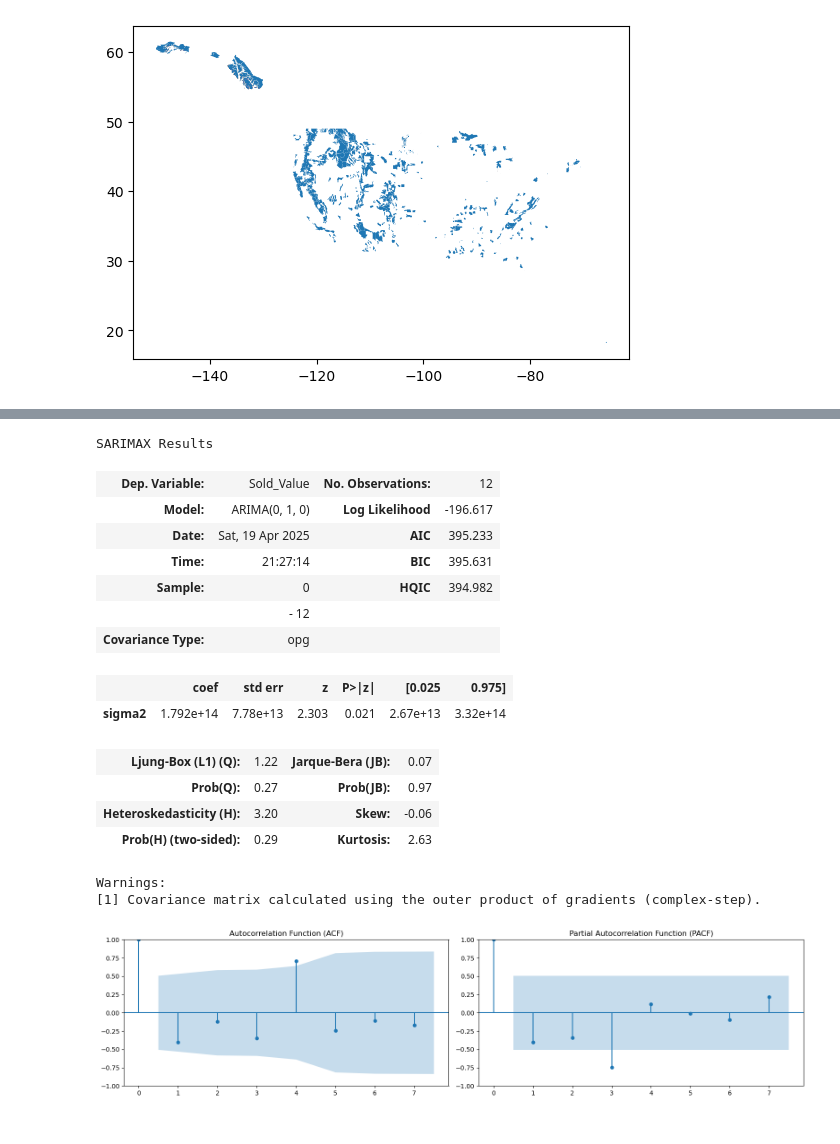
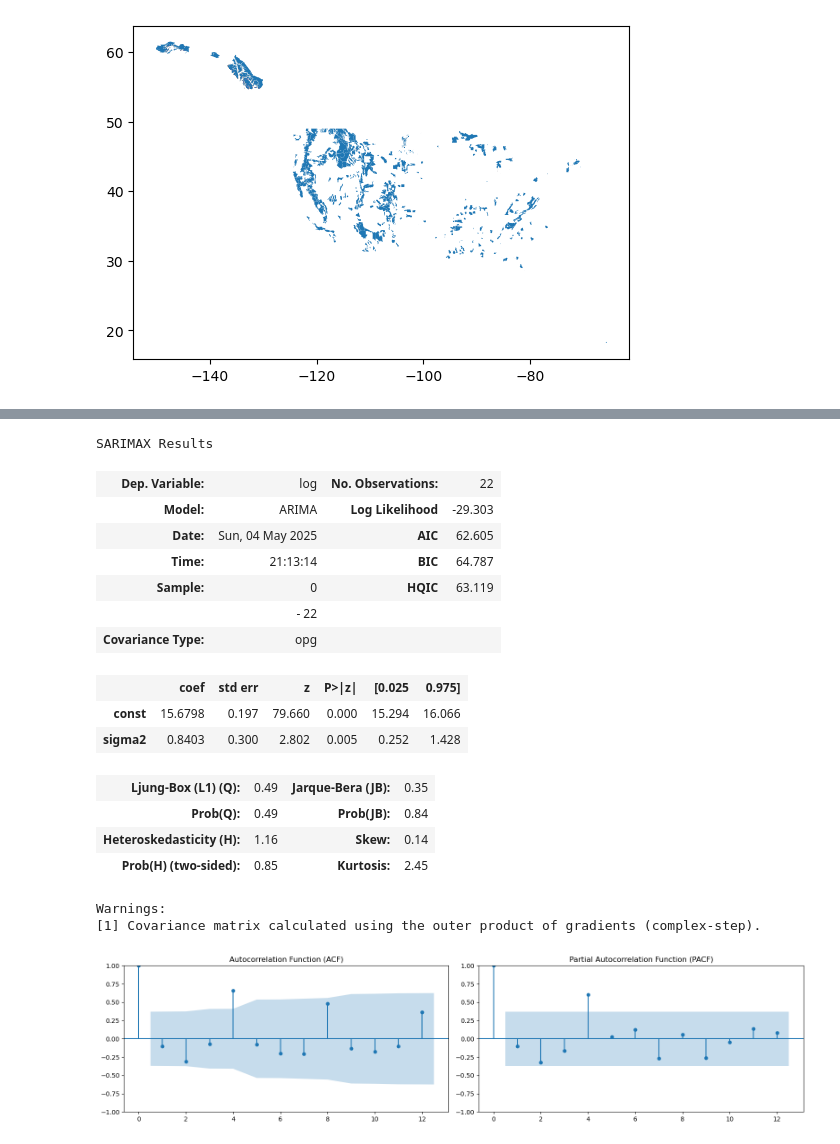
Before and after one commit to langoodall/Project-Timber-Harvesting, a Jupyter notebook: Timber.ipynb, the cells around one changed output, grey strips where cells are left out. Saved outputs shown, nothing was run; the diff lists cells and outputs as text; code cells hidden in the pictures.

```diff
--- a/Timber.ipynb
+++ b/Timber.ipynb
@@ -72,8 +87,10 @@ df['Numeric_Quarter'] = df['Year'] + (df['Quarter_Num'] - 1) / 4
 # %%
 # Create total harvest dataframe and X/y objects then model
 totalHarvestDf = df.groupby(['Numeric_Quarter'])[['Sold_Value']].agg('sum').reset_index()
+totalHarvestDf['log'] = np.log(totalHarvestDf['Sold_Value'])
+# totalHarvestDf = totalHarvestDf.iloc[:-1] # used to remove the last row which is 0 in log, uncomment if all quarters present
 X = totalHarvestDf['Numeric_Quarter']
-y = totalHarvestDf['Sold_Value']
+y = totalHarvestDf['log']
 model = sm.OLS(y, sm.add_constant(X))
 model_fit = model.fit()
 
@@ -106,7 +143,8 @@ Text(0.5, 0, 'Quarter')
 # Test the stationarity of the differenced y variable using the ADF test
 # We did good
 totalHarvestDf['valueDiff'] = totalHarvestDf['Sold_Value'].diff()
-result = adfuller(totalHarvestDf['valueDiff'].dropna())
+totalHarvestDf['logDiff'] = totalHarvestDf['log'].diff() # May not need later on
+result = adfuller(totalHarvestDf['log'].dropna())
 print("ADF Statistic:", result[0])
 print("p-value:", result[1])
 
@@ -114,8 +152,8 @@ print("p-value:", result[1])
 # TEST FOR NOW, NEED TO CHECK REGULAR ARIMA TOO
 train = totalHarvestDf[:int(0.8*(len(totalHarvestDf)))]
 test = totalHarvestDf[int(0.8*(len(totalHarvestDf))):]
-train = train[['Numeric_Quarter', 'Sold_Value']]
-model = SARIMAX(train['Sold_Value'], order=(0,0,0), seasonal_order=(1,1,1,4))
+train = train[['Numeric_Quarter', 'log']]
+model = SARIMAX(train['log'], order=(0,0,0), seasonal_order=(1,1,1,4))
 result = model.fit()
 result.summary()
 # %% [output]
@@ -143,32 +180,33 @@ Warnings:
 # %%
-model = ARIMA(train['Sold_Value'], order=(0,1,0))
+model = ARIMA(train['log'], order=(0,0,0))
 result = model.fit()
 result.summary()
 # %% [output]
 SARIMAX Results
-| Dep. Variable: | Sold_Value | No. Observations: | 12 |
-| Model: | ARIMA(0, 1, 0) | Log Likelihood | -196.617 |
-| Date: | Sat, 19 Apr 2025 | AIC | 395.233 |
-| Time: | 21:27:14 | BIC | 395.631 |
-| Sample: | 0 | HQIC | 394.982 |
-|  | - 12 |  |  |
+| Dep. Variable: | log | No. Observations: | 22 |
+| Model: | ARIMA | Log Likelihood | -29.303 |
+| Date: | Sun, 04 May 2025 | AIC | 62.605 |
+| Time: | 21:13:14 | BIC | 64.787 |
+| Sample: | 0 | HQIC | 63.119 |
+|  | - 22 |  |  |
 | Covariance Type: | opg |  |  |
 |  | coef | std err | z | P>|z| | [0.025 | 0.975] |
-| sigma2 | 1.792e+14 | 7.78e+13 | 2.303 | 0.021 | 2.67e+13 | 3.32e+14 |
+| const | 15.6798 | 0.197 | 79.660 | 0.000 | 15.294 | 16.066 |
+| sigma2 | 0.8403 | 0.300 | 2.802 | 0.005 | 0.252 | 1.428 |
-| Ljung-Box (L1) (Q): | 1.22 | Jarque-Bera (JB): | 0.07 |
-| Prob(Q): | 0.27 | Prob(JB): | 0.97 |
-| Heteroskedasticity (H): | 3.20 | Skew: | -0.06 |
-| Prob(H) (two-sided): | 0.29 | Kurtosis: | 2.63 |
+| Ljung-Box (L1) (Q): | 0.49 | Jarque-Bera (JB): | 0.35 |
+| Prob(Q): | 0.49 | Prob(JB): | 0.84 |
+| Heteroskedasticity (H): | 1.16 | Skew: | 0.14 |
+| Prob(H) (two-sided): | 0.85 | Kurtosis: | 2.45 |
 Warnings:
 [1] Covariance matrix calculated using the outer product of gradients (complex-step).
 # %%
 # Plot ACF and PACF for the differenced series
 fig, axes = plt.subplots(1, 2, figsize=(16, 4))
-plot_acf(totalHarvestDf['valueDiff'].dropna(), lags=7, ax=axes[0])
+plot_acf(totalHarvestDf['log'].dropna(), lags=12, ax=axes[0])
 axes[0].set_title('Autocorrelation Function (ACF)')
-plot_pacf(totalHarvestDf['valueDiff'].dropna(), lags=7, ax=axes[1])
+plot_pacf(totalHarvestDf['log'].dropna(), lags=12, ax=axes[1])
 axes[1].set_title('Partial Autocorrelation Function (PACF)')
 plt.tight_layout()
 plt.show()
 # %% [output]
-[figure, old version]
+[figure, new version]
```
Also changed, not shown: parts of 9 cells of this notebook.
